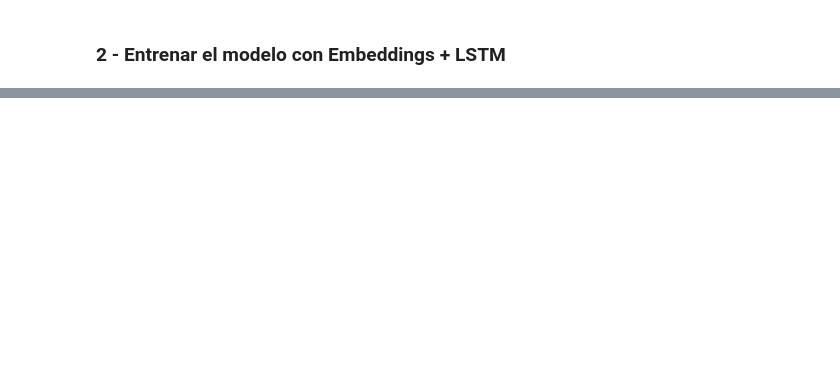
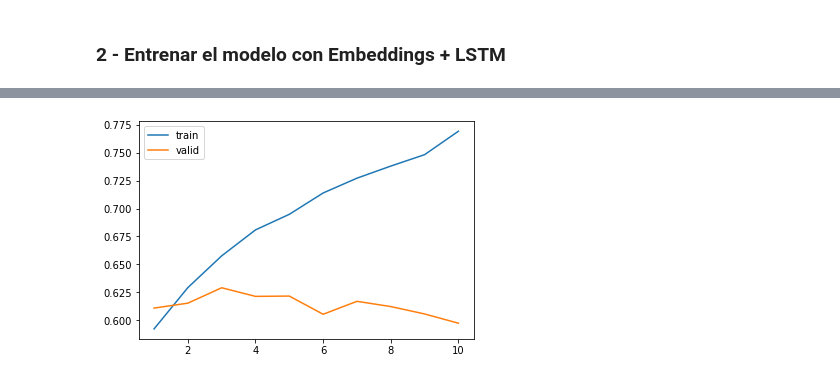
Before and after one commit to davidbro-in/natural-language-processing, a Jupyter notebook: 5_sentimental_analysis_embeddings_lstm.ipynb, the cells around one changed output, grey strips where cells are left out. Drawn from its saved outputs; the diff is of its cells as text; code cells hidden in the pictures; blank space fills up the shorter version.

```diff
--- a/5_sentimental_analysis_embeddings_lstm.ipynb
+++ b/5_sentimental_analysis_embeddings_lstm.ipynb
@@ -116,0 +238,18 @@ from keras.layers import Dropout
+# %%
+from keras.callbacks import ModelCheckpoint
+#create callback
+filepath = 'my_best_model.hdf5'
+checkpoint = ModelCheckpoint(filepath=filepath,
+                             monitor='val_accuracy',
+                             verbose=1,
+                             save_best_only=True,
+                             mode='max')
+# %%
+callbacks = [checkpoint]
+
+#fit the model
+hist = model.fit(X_train,
+                  y_train,
+                  epochs=10,
+                  validation_split=0.2,
+                  callbacks=callbacks)
@@ -116,0 +277,9 @@ from keras.layers import Dropout
+# %%
+import matplotlib.pyplot as plt
+import seaborn as sns
+epoch_count = range(1, len(hist.history['accuracy']) + 1)
+sns.lineplot(x=epoch_count,  y=hist.history['accuracy'], label='train')
+sns.lineplot(x=epoch_count,  y=hist.history['val_accuracy'], label='valid')
+plt.show()
+# %% [output]
+[figure, added]
```
Also changed, not shown: parts of 27 cells of this notebook.
